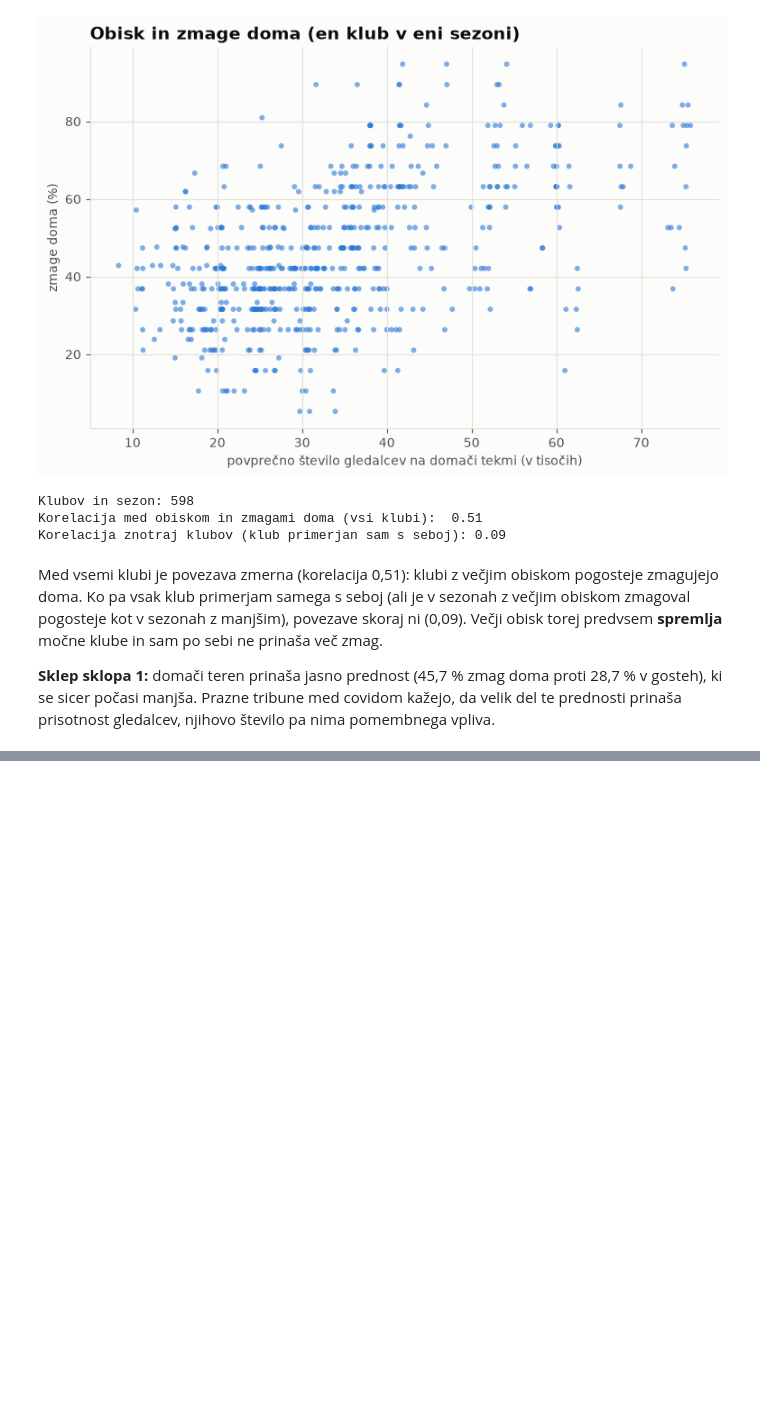
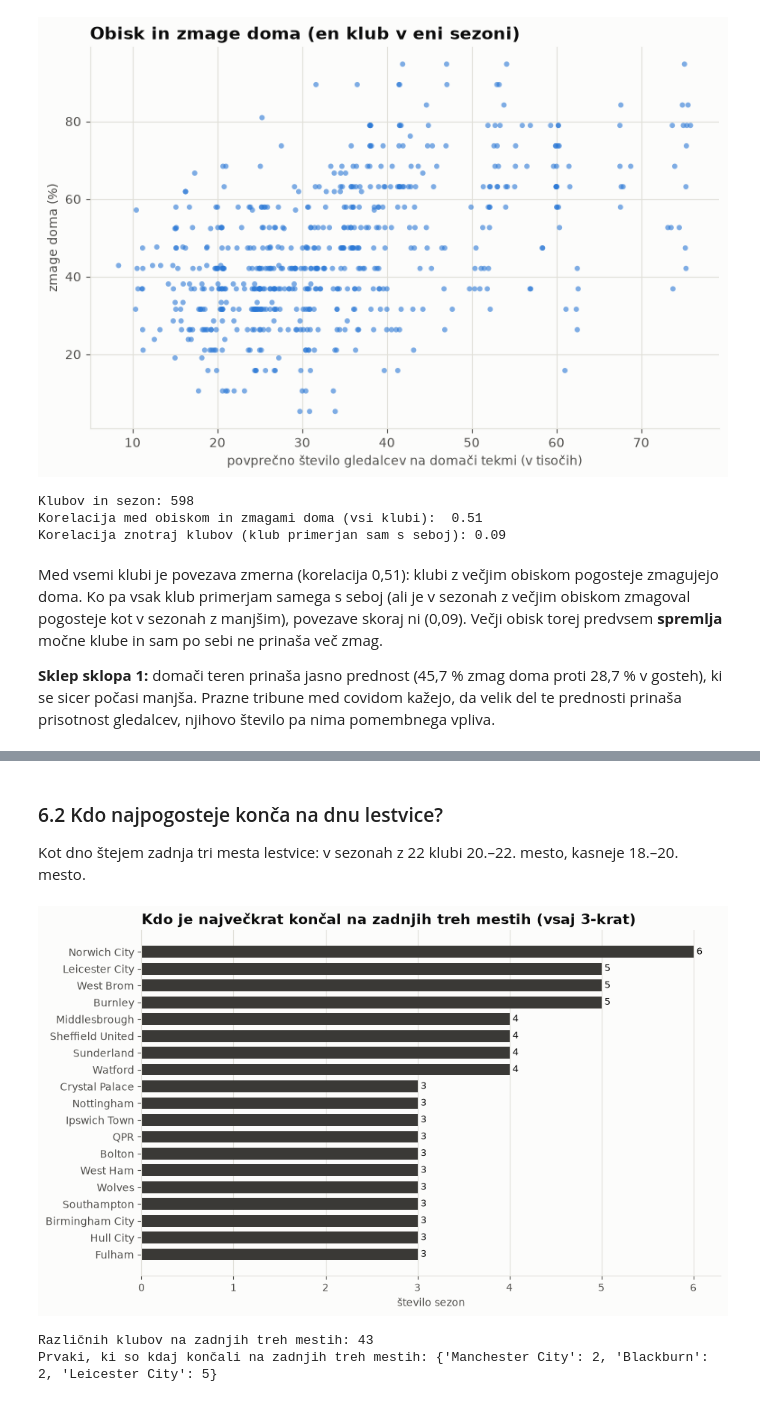
Before and after one commit to aljazzorc/projekt-uvp, a Jupyter notebook: analiza.ipynb, the cells around one changed output, grey strips where cells are left out. Cells and saved outputs as stored; diff of their text form; code cells hidden in the pictures; blank space fills up the shorter version.

```diff
--- a/analiza.ipynb
+++ b/analiza.ipynb
@@ -395,0 +446,17 @@ pomembnega vpliva.
+# %% [markdown]
+### 6.2 Kdo najpogosteje konča na dnu lestvice?
+
+Kot dno štejem zadnja tri mesta lestvice: v sezonah z 22 klubi 20.–22. mesto,
+kasneje 18.–20. mesto.
+# %%
+dno = uvrstitve_na_dnu(lestvice)
+graf_uvrstitev_na_dnu(dno)
+plt.show()
+
+print(f"Različnih klubov na zadnjih treh mestih: {len(dno)}")
+print("Prvaki, ki so kdaj končali na zadnjih treh mestih:",
+      {klub: int(dno[klub]) for klub in vrh[vrh[1] > 0].index if klub in dno.index})
+# %% [output]
+[figure, added]
+Različnih klubov na zadnjih treh mestih: 43
+Prvaki, ki so kdaj končali na zadnjih treh mestih: {'Manchester City': 2, 'Blackburn': 2, 'Leicester City': 5}
```
Also changed, not shown: parts of 9 cells of this notebook, 2 other files.
